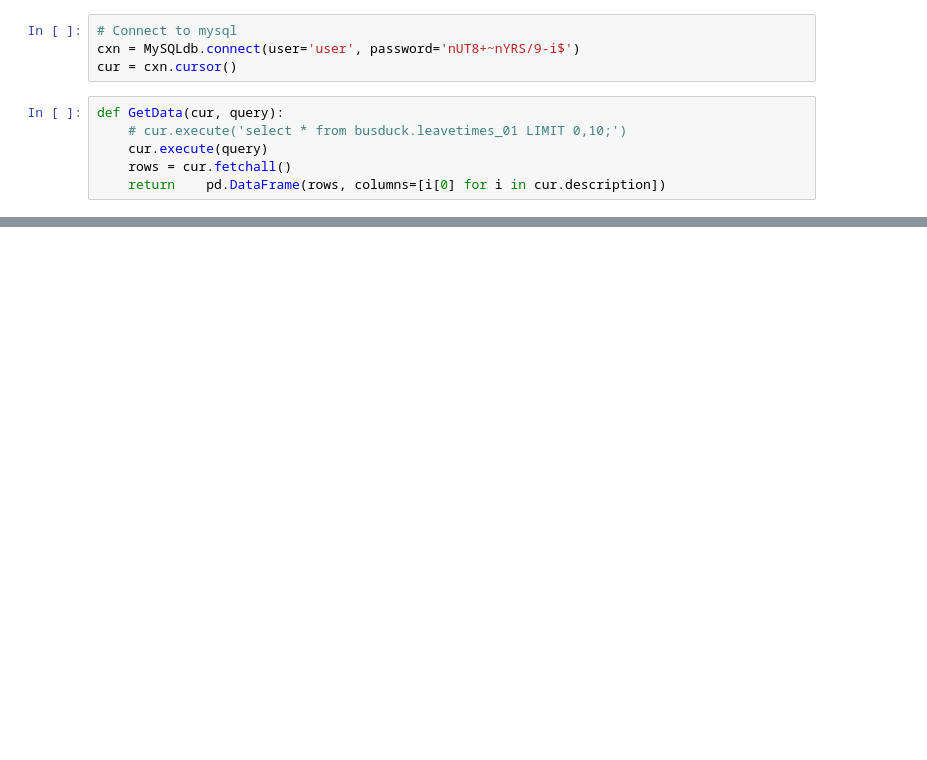
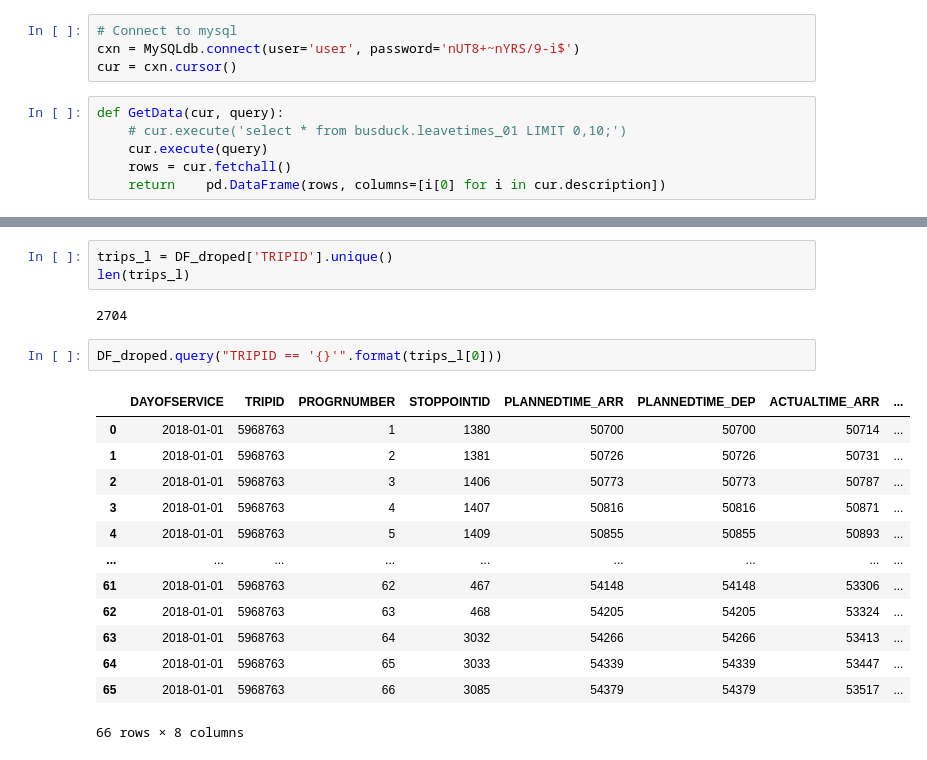
Before and after one commit to JasonZhang-ML/Dublin_bus, a Jupyter notebook: src/Data Analysis/Data preprocessing.ipynb, the cells around one changed output, grey strips where cells are left out. Drawn from its saved outputs; the diff is of its cells as text; blank space fills up the shorter version.

```diff
--- a/src/Data Analysis/Data preprocessing.ipynb
+++ b/src/Data Analysis/Data preprocessing.ipynb
@@ -23,0 +258,21 @@ DF
+# %%
+trips_l = DF_droped['TRIPID'].unique()
+len(trips_l)
+# %% [output]
+2704
+# %%
+DF_droped.query("TRIPID == '{}'".format(trips_l[0]))
+# %% [output]
+|  | DAYOFSERVICE | TRIPID | PROGRNUMBER | STOPPOINTID | PLANNEDTIME_ARR | PLANNEDTIME_DEP | ACTUALTIME_ARR | ... |
+| 0 | 2018-01-01 | 5968763 | 1 | 1380 | 50700 | 50700 | 50714 | ... |
+| 1 | 2018-01-01 | 5968763 | 2 | 1381 | 50726 | 50726 | 50731 | ... |
+| 2 | 2018-01-01 | 5968763 | 3 | 1406 | 50773 | 50773 | 50787 | ... |
+| 3 | 2018-01-01 | 5968763 | 4 | 1407 | 50816 | 50816 | 50871 | ... |
+| 4 | 2018-01-01 | 5968763 | 5 | 1409 | 50855 | 50855 | 50893 | ... |
+| ... | ... | ... | ... | ... | ... | ... | ... | ... |
+| 61 | 2018-01-01 | 5968763 | 62 | 467 | 54148 | 54148 | 53306 | ... |
+| 62 | 2018-01-01 | 5968763 | 63 | 468 | 54205 | 54205 | 53324 | ... |
+| 63 | 2018-01-01 | 5968763 | 64 | 3032 | 54266 | 54266 | 53413 | ... |
+| 64 | 2018-01-01 | 5968763 | 65 | 3033 | 54339 | 54339 | 53447 | ... |
+| 65 | 2018-01-01 | 5968763 | 66 | 3085 | 54379 | 54379 | 53517 | ... |
+66 rows × 8 columns
```
Also changed, not shown: parts of 47 cells of this notebook.
